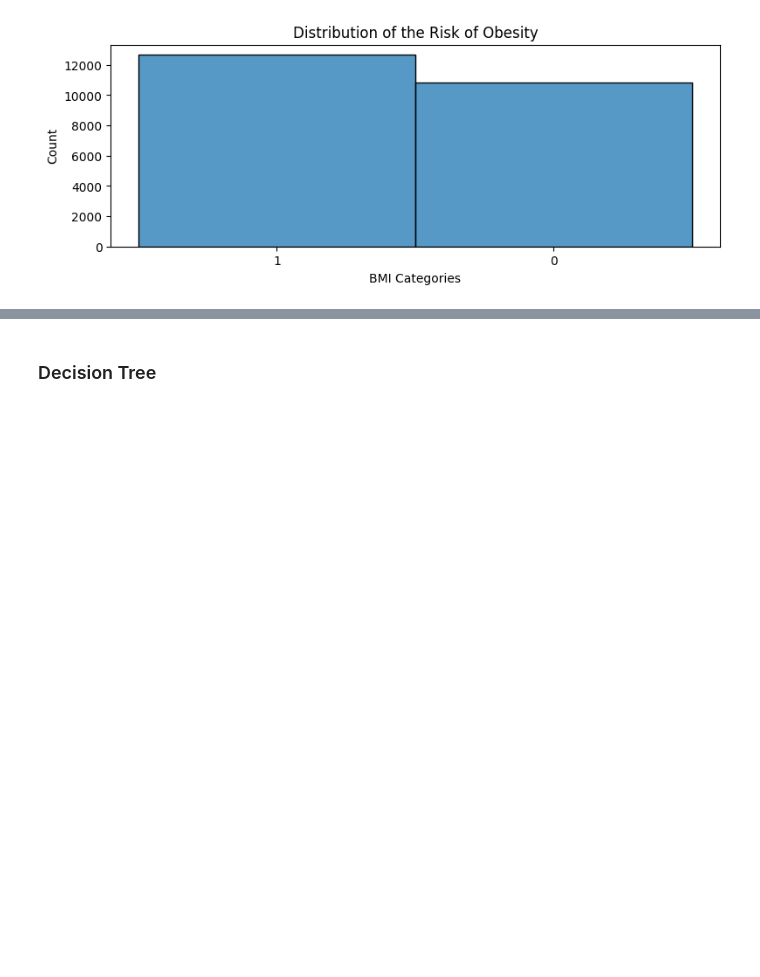
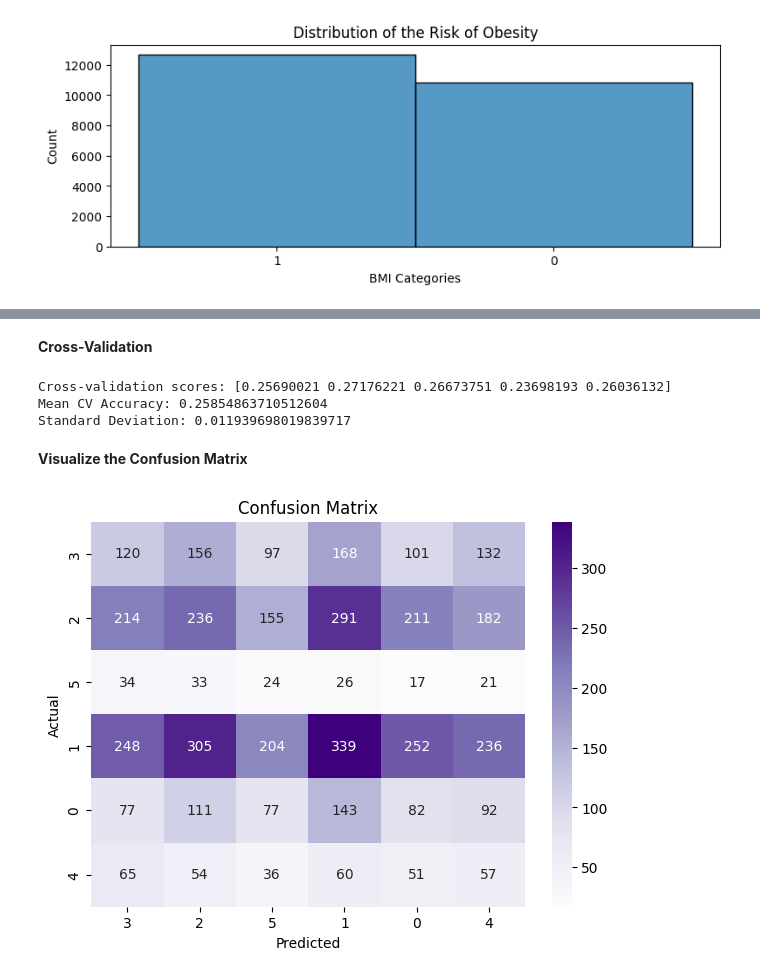
Before and after one commit to Jinyu-Luo/CHL5230, a Jupyter notebook: 3_CHL5230_F23.ipynb, the cells around one changed output, grey strips where cells are left out. Cells and saved outputs as stored; diff of their text form; code cells hidden in the pictures; blank space fills up the shorter version.

```diff
--- a/3_CHL5230_F23.ipynb
+++ b/3_CHL5230_F23.ipynb
@@ -401,32 +323,30 @@ X_train_female, X_test_female, y_train_female, y_test_female = obesity_data(fema
 # %%
 # Initialize the KNN classifier
-knn = KNeighborsClassifier(n_neighbors=100)  # Setting K to 5 as an example
+knn = KNeighborsClassifier()
 
 # Hyperparameters to tune
 param_grid = {
     'n_neighbors': [5, 10, 20, 30, 40, 50, 75, 100], # number of neighbors
     'weights': ['uniform', 'distance'], # weight function used for prediction
-    'metric': ['euclidean', 'manhattan', 'minkowski'], # distance matric
-    'p': [1, 2] # Power parameter for the Minkowski metric. 1 is manhattan_distance and 2 is euclidean_distance.
+    'metric': ['euclidean', 'manhattan'], # distance matric
 }
+
+# K-Fold Cross Validation
+stratified_kfold = StratifiedKFold(n_splits = 5,
+                                   shuffle = True,
+                                   random_state = 42)
 
 # Use GridSearchCV to find the best hyperparameters
 knn_grid_search = GridSearchCV(estimator = knn,
                                param_grid = param_grid,
                                cv = 3, n_jobs = -1, verbose = 2,
                                scoring = 'accuracy')
+knn_grid_search.fit(X_train_scaled, y_train_smt)
 
-# Train and predict the male data
-knn_grid_search.fit(X_train_male, y_train_male)
 print("Best Parameters: ", knn_grid_search.best_params_)
-y_pred_male = knn_grid_search.best_estimator_.predict(X_test_male)
-print("Classification Report for Males:")
-print(classification_report(y_test_male, y_pred_male))
 
-# Train and predict the female data
-knn_grid_search.fit(X_train_female, y_train_female)
-print("Best Parameters: ", knn_grid_search.best_params_)
-y_pred_female = knn_grid_search.best_estimator_.predict(X_test_female)
-print("Classification Report for Females:")
-print(classification_report(y_test_female, y_pred_female))
+# predictions
+y_pred = knn_grid_search.best_estimator_.predict(X_test_scaled)
+print("Classification Report:")
+print(classification_report(y_test, y_pred))
 # %% [output]
@@ -450,2 +368,31 @@ weighted avg       0.51      0.50      0.50      2980
-# %% [markdown]
-### Decision Tree
+# %% [markdown]
+**Cross-Validation**
+# %%
+best_knn = knn_grid_search.best_estimator_
+scores = cross_val_score(best_knn, X_test_scaled, y_test,
+                         cv = stratified_kfold, scoring = "accuracy")
+print("Cross-validation scores:", scores)
+print("Mean CV Accuracy:", np.mean(scores))
+print("Standard Deviation:", np.std(scores))
+# %% [output]
+Cross-validation scores: [0.25690021 0.27176221 0.26673751 0.23698193 0.26036132]
+Mean CV Accuracy: 0.25854863710512604
+Standard Deviation: 0.011939698019839717
+# %% [markdown]
+**Visualize the Confusion Matrix**
+# %%
+# Get the name of BMI levels
+classes = df['bmi_level'].unique()
+
+# plot confusion matrix
+plt.figure(figsize=(7,5))
+sns.heatmap(confusion_matrix(y_test, y_pred,
+                             labels=classes),
+            cmap='Purples', annot=True, fmt='g',
+            xticklabels=classes, yticklabels=classes)
+plt.xlabel('Predicted')
+plt.ylabel('Actual')
+plt.title('Confusion Matrix')
+plt.show()
+# %% [output]
+[figure, added]
```
Also changed, not shown: parts of 32 cells of this notebook.
